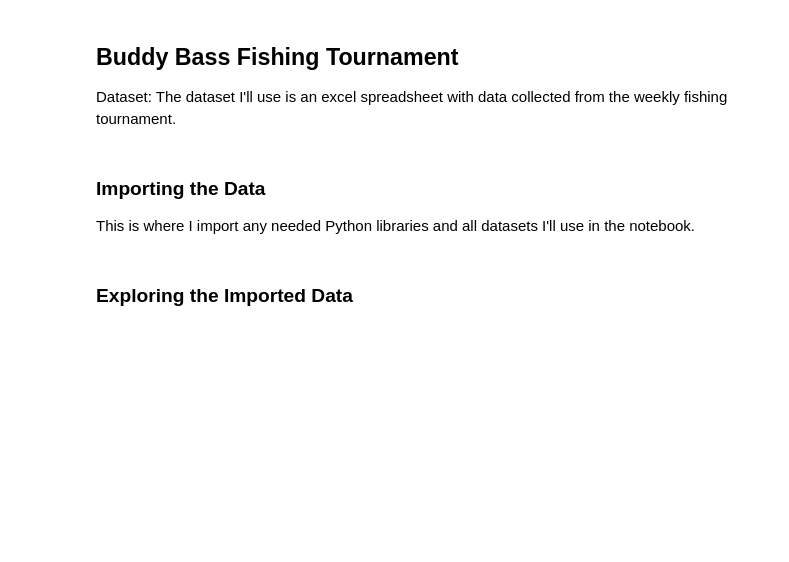
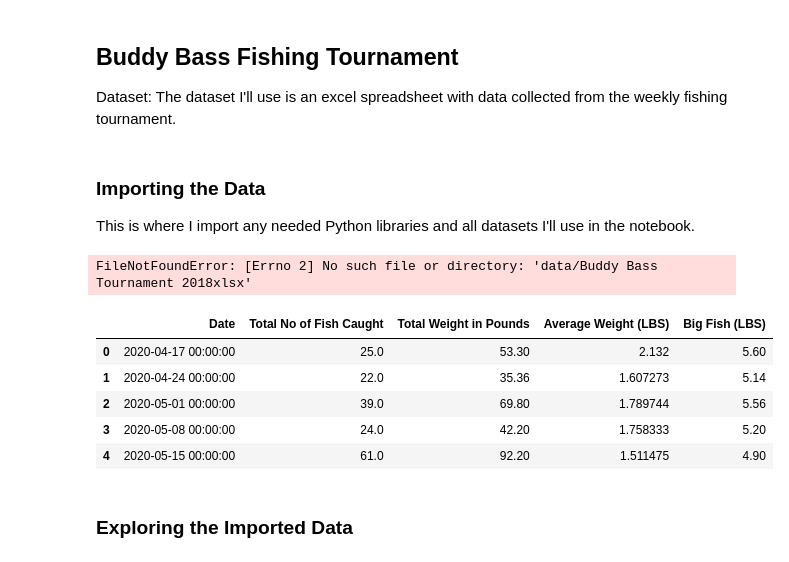
Before and after one commit to istarlet/buddy_bass_tournament, a Jupyter notebook: buddy_bass.ipynb, the cells around one changed output. Drawn from its saved outputs; the diff is of its cells as text; code cells hidden in the pictures; blank space fills up the shorter version.

```diff
--- a/buddy_bass.ipynb
+++ b/buddy_bass.ipynb
@@ -21,4 +21,26 @@ date_col = ["Date"]
 buddy_bass_2020 = pd.read_excel("data/Buddy Bass Tournament 2020.xlsx", skiprows=1, parse_dates=date_col)
+# %%
+# Read the Excel file for years 2016-2019
+buddy_bass_tournament19 = pd.read_excel("data/Buddy Bass Tournament 2019.xlsx", skiprows=2, parse_dates=["Date"])
+
+buddy_bass_tournament18 = pd.read_excel("data/Buddy Bass Tournament 2018xlsx", skiprows=2, parse_dates=["Date"])
+
+buddy_bass_tournament17 = pd.read_excel("data/Buddy Bass Tournament 2017.xlsx", skiprows=2, parse_dates=["Date"])
+
+buddy_bass_tournament16 = pd.read_excel("data/Buddy Bass Tournament 2016.xlsx", skiprows=2, parse_dates=["Date"])
+# %% [output]
+FileNotFoundError: [Errno 2] No such file or directory: 'data/Buddy Bass Tournament 2018xlsx'
+# %%
+buddy_bass_2019 = buddy_bass_tournament19.drop(columns=['Big Fish/Year (LBS)'])
+
+buddy_bass_2019.head()
+# %% [output]
+|  | Date | Total No of Fish Caught | Total Weight in Pounds | Average Weight (LBS) | Big Fish (LBS) |
+| 0 | 2020-04-17 00:00:00 | 25.0 | 53.30 | 2.132 | 5.60 |
+| 1 | 2020-04-24 00:00:00 | 22.0 | 35.36 | 1.607273 | 5.14 |
+| 2 | 2020-05-01 00:00:00 | 39.0 | 69.80 | 1.789744 | 5.56 |
+| 3 | 2020-05-08 00:00:00 | 24.0 | 42.20 | 1.758333 | 5.20 |
+| 4 | 2020-05-15 00:00:00 | 61.0 | 92.20 | 1.511475 | 4.90 |
 # %% [markdown]
 ### Exploring the Imported Data
 # %%
```
Also changed, not shown: parts of 7 cells of this notebook, 1 other file.
